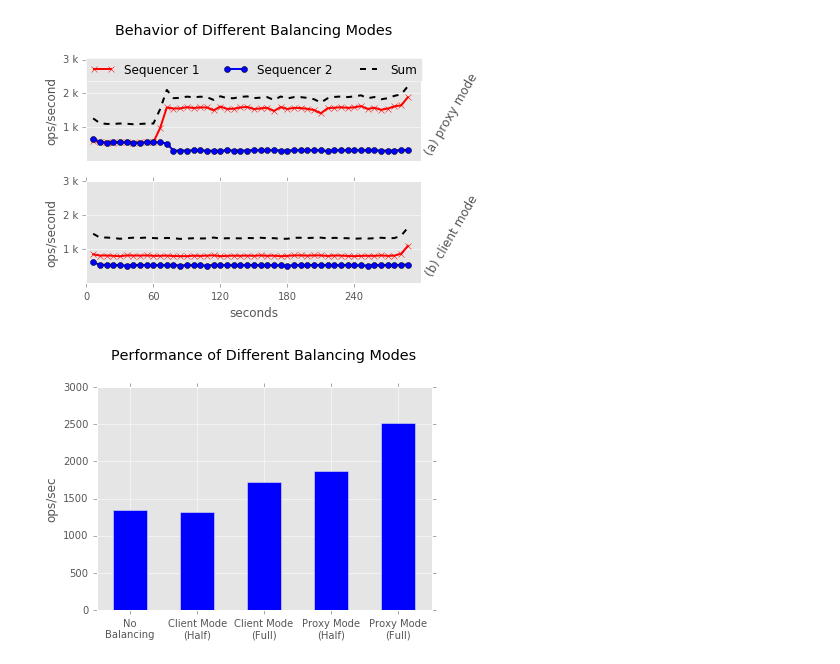
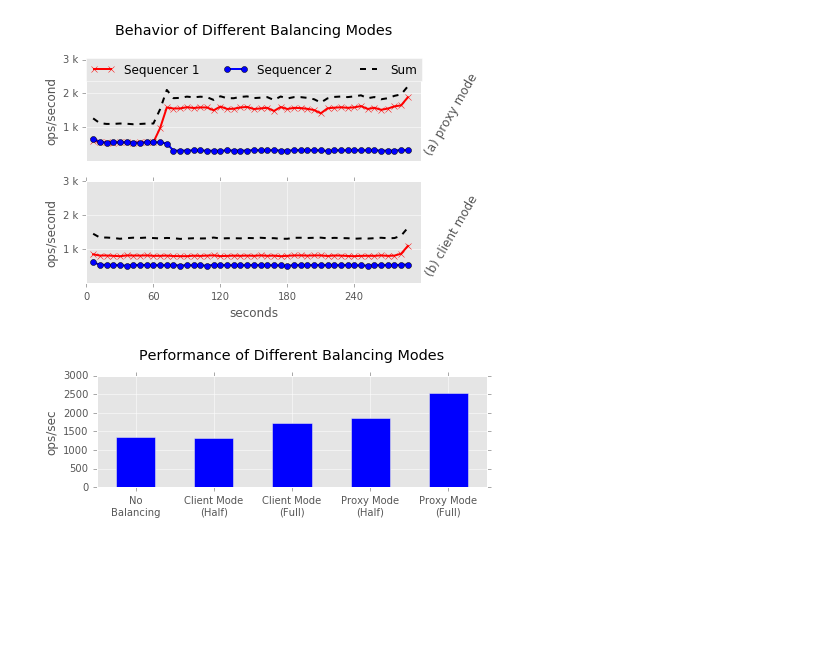
Before and after one commit to michaelsevilla/malacology-popper, a Jupyter notebook: experiments/mds-zlog-seq-migrate-redux-waves/results-paper/visualize.ipynb, the cells around one changed output. Drawn from its saved outputs; the diff is of its cells as text; code cells hidden in the pictures; blank space fills up the shorter version.

```diff
--- a/experiments/mds-zlog-seq-migrate-redux-waves/results-paper/visualize.ipynb
+++ b/experiments/mds-zlog-seq-migrate-redux-waves/results-paper/visualize.ipynb
@@ -75,32 +75,32 @@ df = sum_throughput(glob.glob("../../mds-zlog-seq-migrate-redux-baseline/results
 df.columns = ['seconds', 'No\nBalancing']
 
 name = "Client Mode\n(Half)"
 s = sum_throughput(glob.glob("wave2-*throughput.csv"))
 s.columns = ['seconds', name]
 df = pd.concat([df, s[name]], axis=1)
 
 name = "Client Mode\n(Full)"
 s = sum_throughput(glob.glob("proxy2wave-all-*throughput.csv"))
 s.columns = ['seconds', name]
 df = pd.concat([df, s[name]], axis=1)
 
 name = "Proxy Mode\n(Half)"
 s = sum_throughput(glob.glob("wave1-*throughput.csv"))
 s.columns = ['seconds', name]
 df = pd.concat([df, s[name]], axis=1)
 
 name = "Proxy Mode\n(Full)"
 s = sum_throughput(glob.glob("proxy-all-*throughput.csv"))
 s.columns = ['seconds', name]
 df = pd.concat([df, s[name]], axis=1)
 
 # Trim off the unstable throughputs
 df = df.drop(df.index[range(0, 18)])
 df = df.drop(df.index[range(len(df)-5, len(df))])
-ax = df.mean().plot.bar()
+ax = df.mean().plot.bar(figsize=(7,2))
 ax.set_title("Performance of Different Balancing Modes", y=1.1)
 ax.set_ylabel("ops/sec")
 plt.xticks(rotation='horizontal')
 plt.savefig('mantle-mode-performance.png', dpi=300, bbox_inches='tight')
 # %% [output]
-[figure, old version]
+[figure, new version]
```
Also changed, not shown: 17 other files.
